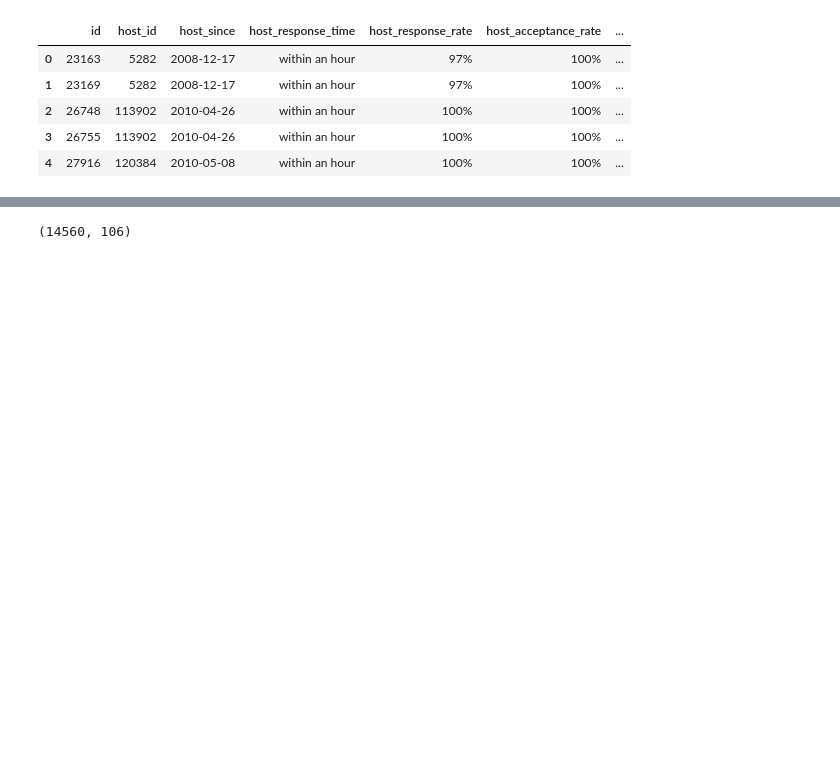
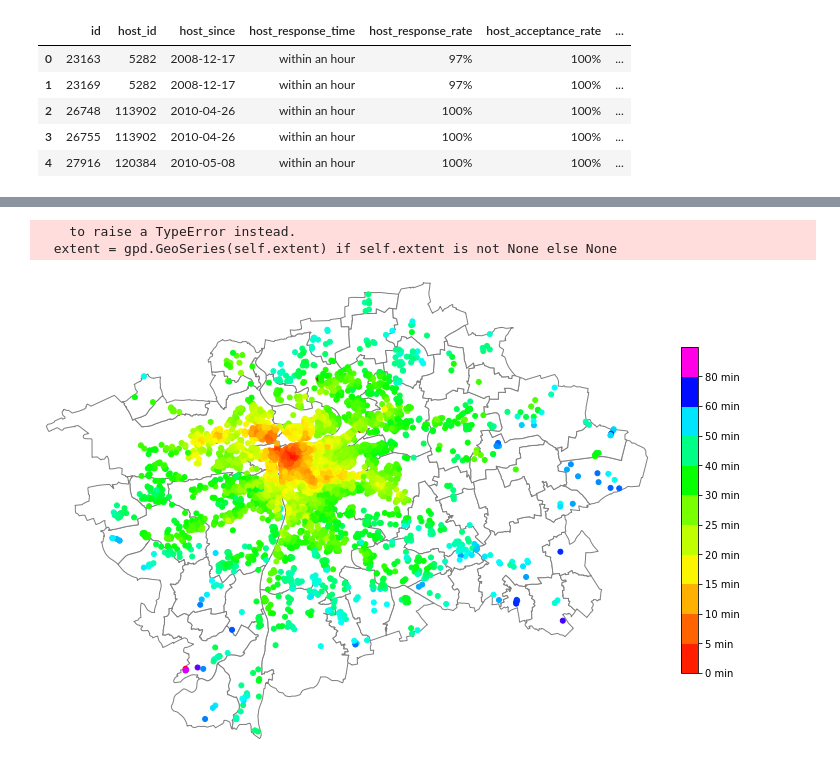
Before and after one commit to jakubkocvara/prague-airbnb, a Jupyter notebook: prague_airbnb_visualisation.ipynb, the cells around one changed output, grey strips where cells are left out. Drawn from its saved outputs; the diff is of its cells as text; code cells hidden in the pictures; blank space fills up the shorter version.

```diff
--- a/prague_airbnb_visualisation.ipynb
+++ b/prague_airbnb_visualisation.ipynb
@@ -97,2 +91,0 @@ old_town_square = Point(14.4207863, 50.0872473)
-# %%
-df_geo['distance_from_centre'] = df_geo['coords'].apply(lambda x: x.distance(old_town_square))
@@ -119,2 +91,0 @@ df_geo.sort_values('distance_from_centre')
-# %%
-df_l['neighbourhood_new'] = df_l.apply(lambda x: x['neighbourhood'] if ((x['neighbourhood_cleansed'] in ['Praha 1', 'Praha 2', 'Praha 3']) & ('Prague' not in str(x['neighbourhood']))) else x['neighbourhood_cleansed'], axis = 1)
@@ -127,4 +92,28 @@ df_new.head()
-# %%
-df_l.shape
-# %% [output]
-(14560, 106)
+# %%
+df_time_grouped = df_l.groupby('neighbourhood_cleansed')['centre_transit_time'].mean().reset_index()
+df_time_grouped.columns = ['neighbourhood', 'centre_transit_time']
+# %%
+df_geo = df_geo.merge(df_time_grouped, on="neighbourhood", how = 'left')
+# %%
+ax = gplt.polyplot(df_geo,
+                     projection=gcrs.AlbersEqualArea(),
+                     edgecolor='grey', facecolor='white', linewidth=1, figsize=(12, 12))
+gplt.pointplot(points, hue='centre_transit_time',
+               projection=gcrs.AlbersEqualArea(),
+               extent = df_geo.total_bounds,
+               cmap='hsv',
+               legend = True,
+               legend_kwargs= {'shrink': 0.5,
+                               'fraction': 0.05,
+                               'pad': 0.05,
+                               'format': '%.0f min',
+                               'ticks': [0, 5, 10, 15, 20, 25, 30, 40, 50, 60, 80],
+                               'boundaries': [0, 5, 10, 15, 20, 25, 30, 40, 50, 60, 80, 100]
+                              },
+               ax = ax)
+ax.get_children()[-1].set_label('hey')
+plt.show()
+# %% [output]
+    to raise a TypeError instead.
+  extent = gpd.GeoSeries(self.extent) if self.extent is not None else None
+[figure, added]
```
Also changed, not shown: parts of 14 cells of this notebook, 2 other files.
